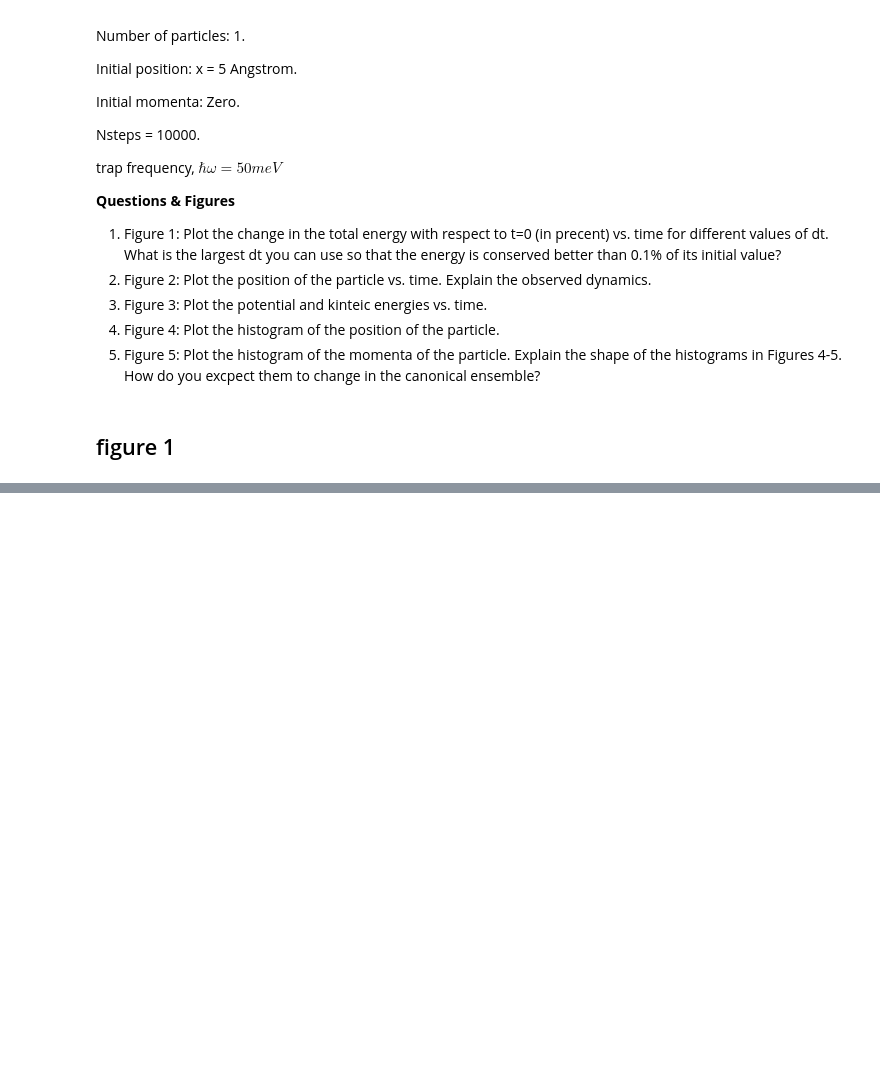
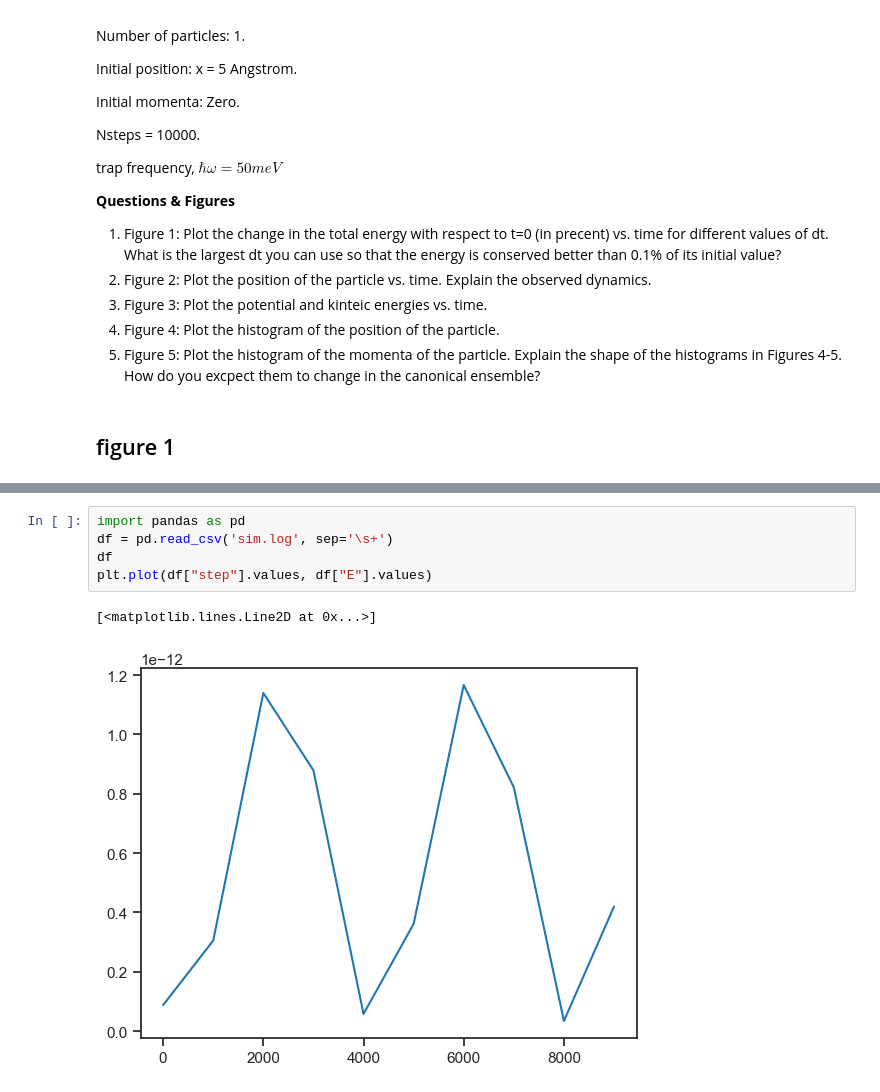
Before and after one commit to SagiMeir/Simulations4Beginners, a Jupyter notebook: getting_started.ipynb, the cells around one changed output, grey strips where cells are left out. Drawn from its saved outputs; the diff is of its cells as text; blank space fills up the shorter version.

```diff
--- a/getting_started.ipynb
+++ b/getting_started.ipynb
@@ -57,0 +59,8 @@ plt.tight_layout()
+# %%
+import pandas as pd
+df = pd.read_csv('sim.log', sep='\s+')
+df
+plt.plot(df["step"].values, df["E"].values)
+# %% [output]
+[<matplotlib.lines.Line2D at 0x...>]
+[figure, added]
```
Also changed, not shown: parts of 4 cells of this notebook, 2 other files.
